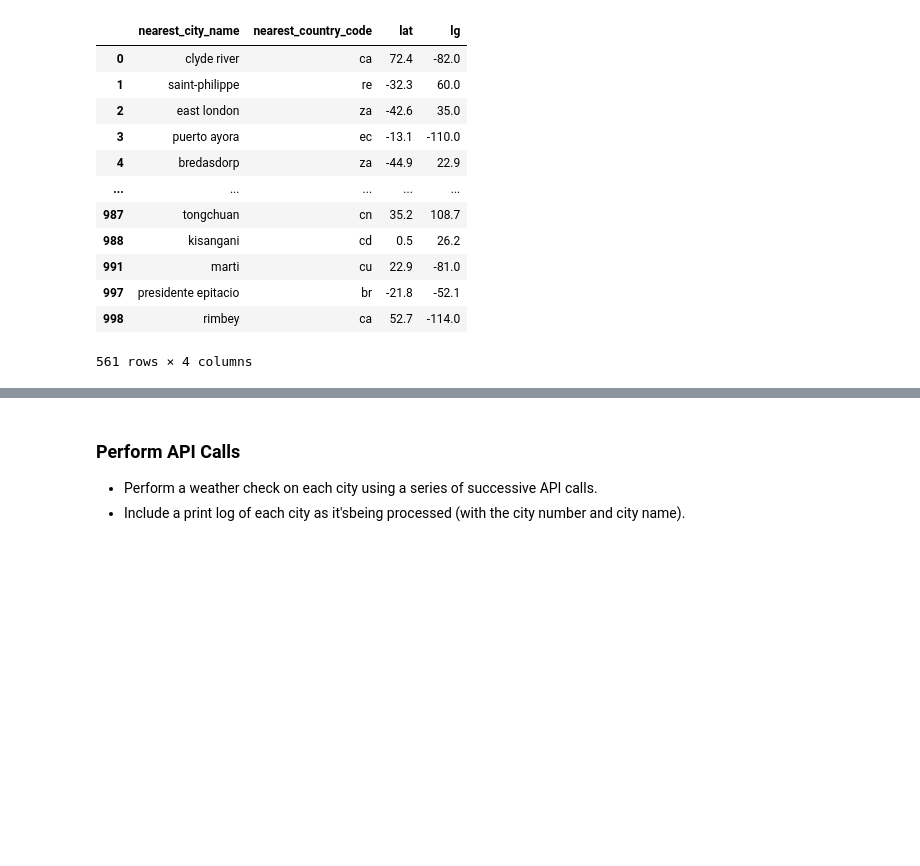
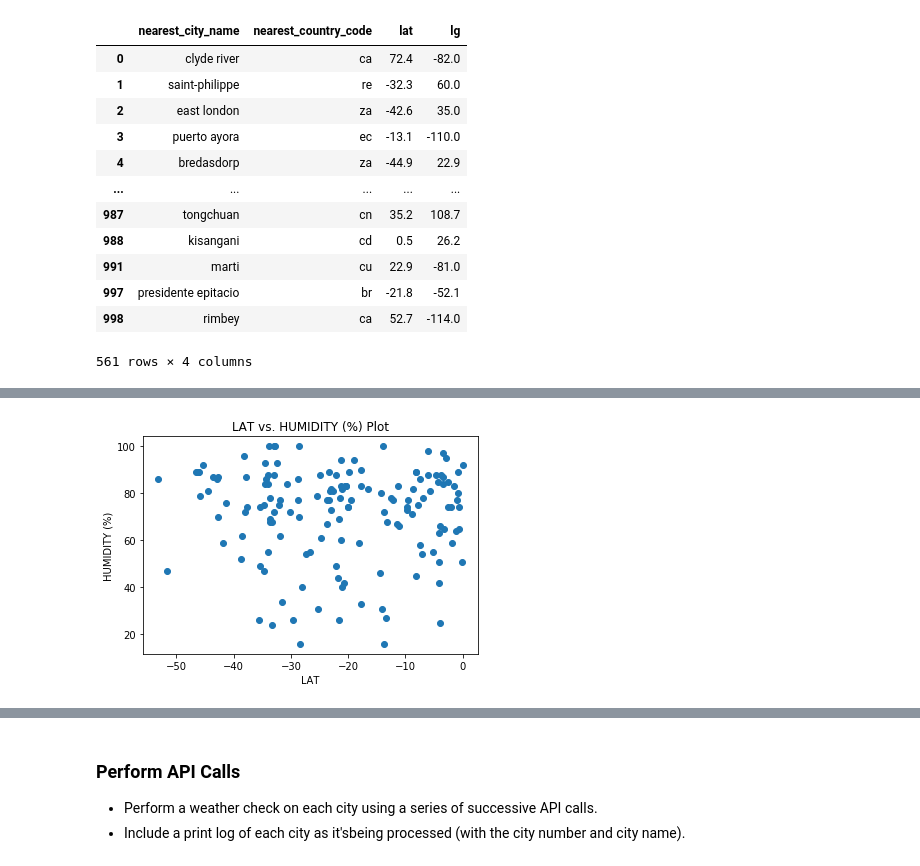
Before and after one commit to devindubin/python-api-challenge, a Jupyter notebook: WeatherPy/WeatherPy-worker.ipynb, the cells around one changed output, grey strips where cells are left out. Drawn from its saved outputs; the diff is of its cells as text; code cells hidden in the pictures; blank space fills up the shorter version.

```diff
--- a/WeatherPy/WeatherPy-worker.ipynb
+++ b/WeatherPy/WeatherPy-worker.ipynb
@@ -84,3 +106,12 @@ for city in unique_cities['nearest_city_name']:
 # %%
 ta_daa = pd.DataFrame(to_df)[['name','country','lng','lat','humidity','wind','clouds','temp_max']]
 #ta_daa.to_csv('finally.csv')
+ta_daa = ta_daa.rename(columns = {"name":'Name',
+                                  'country':'Country',
+                                 'lng':'Lng',
+                                 'lat':'Lat',
+                                 'humidity':'Humidity (%)',
+                                 'wind':'Wind (mph)',
+                                 'temp_max':'Max Temp (F)',
+                                 'clouds':'Clouds (%)'})
+ta_daa
@@ -88,0 +132,30 @@ ta_daa = pd.DataFrame(to_df)[['name','country','lng','lat','humidity','wind','cl
+# %%
+def pulled_pork(y,hem = None,reg = False):
+
+    if hem == 'north':
+        x = ta_daa[ta_daa['Lat'] >= 0]
+        x = x['Lat']
+        y = y.loc[ta_daa['Lat'] >= 0]
+    elif hem == 'south':
+        x = ta_daa[ta_daa['Lat'] <= 0]
+        x = x['Lat']
+        y = y.loc[ta_daa['Lat'] <= 0]
+    else:
+        x = ta_daa['Lat']
+
+    if reg == True:
+        slope, intercept, rvalue, pvalue, stderr = sts.linregress(x,y)
+        line = f'y = {round(slope,2)}*x + {round(intercept,2)}'
+        plt.plot(x, slope*x + intercept, color = 'red')
+        plt.annotate(line,(10,10),xycoords = 'figure pixels',color = 'red')
+        print(line)
+        print('The R-Squared is:',rvalue**2)
+
+    plt.scatter(x,y)
+    plt.xlabel('{}'.format(x.name.upper()))
+    plt.ylabel('{}'.format(y.name.upper()))
+    plt.title('{} vs. {} Plot'.format(x.name.upper(),y.name.upper()))
+# %%
+pulled_pork(ta_daa['Humidity (%)'], hem = 'south')
+# %% [output]
+[figure, added]
```
Also changed, not shown: parts of 19 cells of this notebook.
